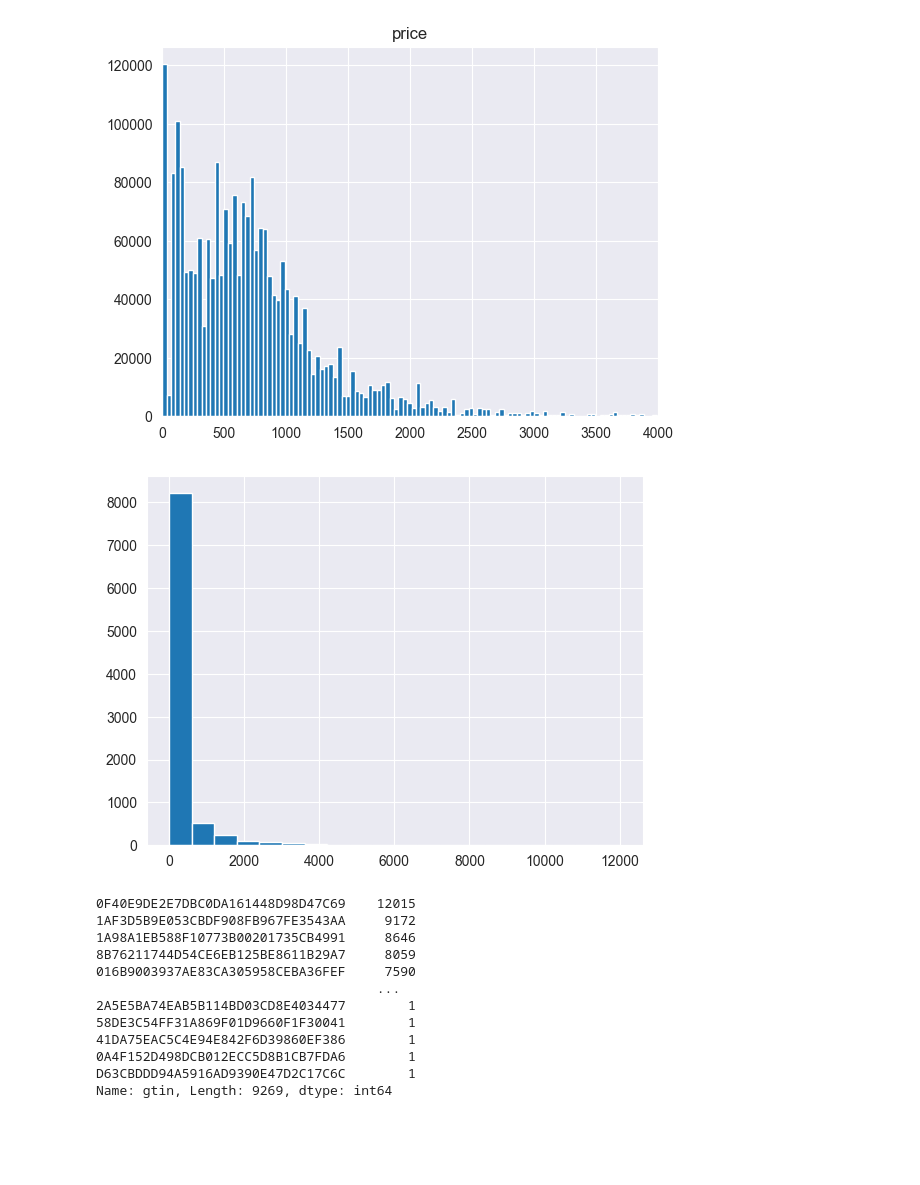
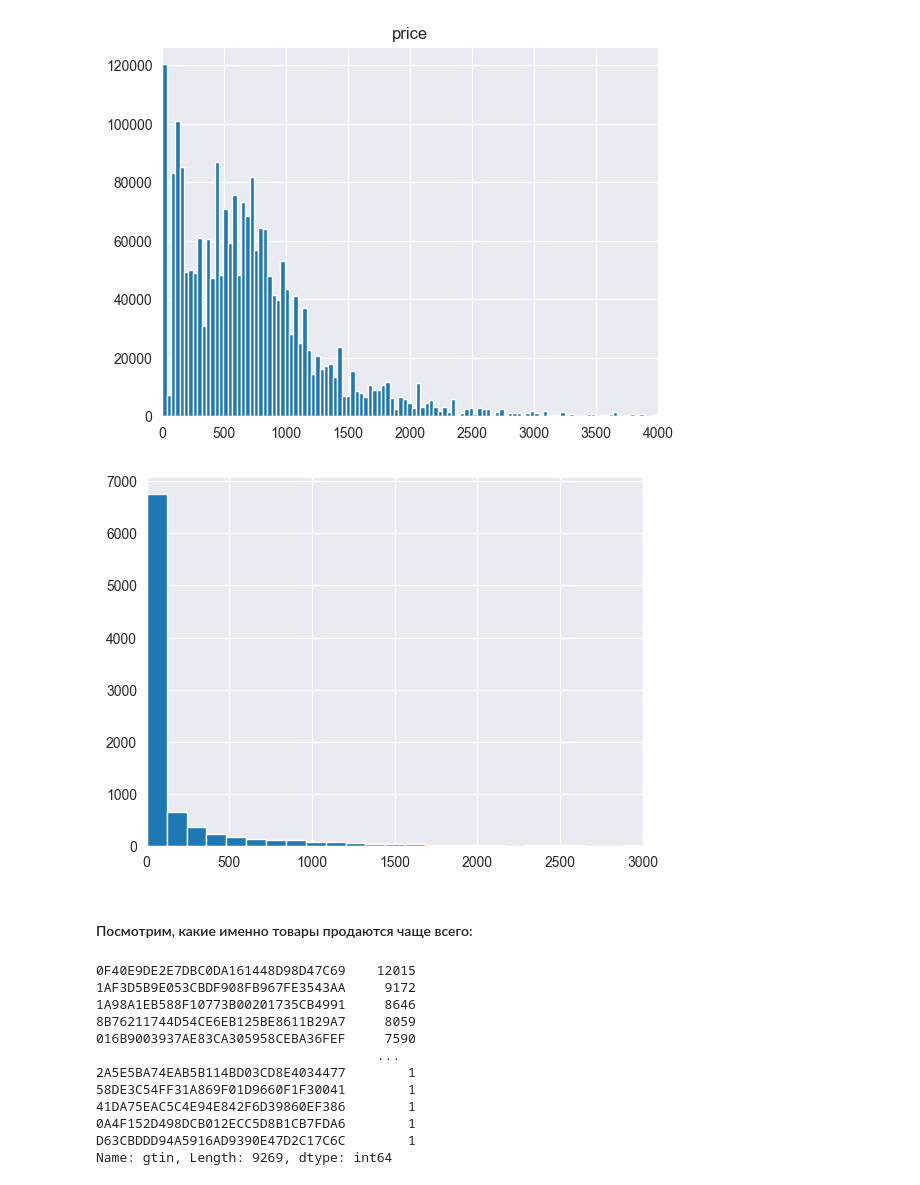
Before and after one commit to Bumblebee2023/product_management_system, a Jupyter notebook: research/shop_analysis.ipynb, the cells around one changed output. Saved outputs shown, nothing was run; the diff lists cells and outputs as text; code cells hidden in the pictures; blank space fills up the shorter version.

```diff
--- a/research/shop_analysis.ipynb
+++ b/research/shop_analysis.ipynb
@@ -38,10 +40,14 @@ plt.show()
 # %% [output]
 [figure]
 # %%
-plt.hist(df.gtin.value_counts(), bins=20)
+plt.hist(df.gtin.value_counts(), bins=100)
+plt.xlim(xmin=0, xmax=3000)
+
 plt.show()
 # %% [output]
-[figure, old version]
+[figure, new version]
+# %% [markdown]
+#### Посмотрим, какие именно товары продаются чаще всего:
 # %%
 df.gtin.value_counts()
 # %% [output]
```
Also changed, not shown: parts of 9 cells of this notebook.
